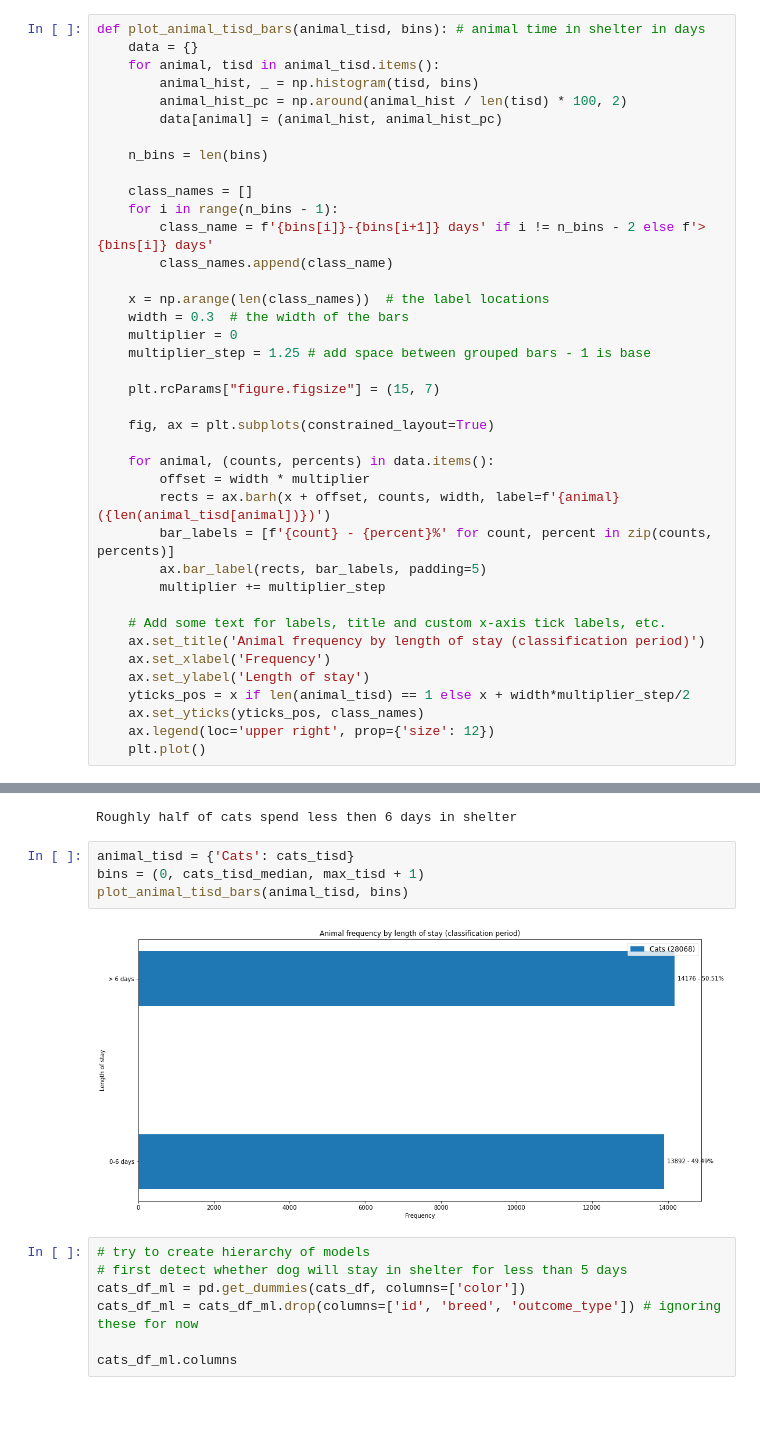
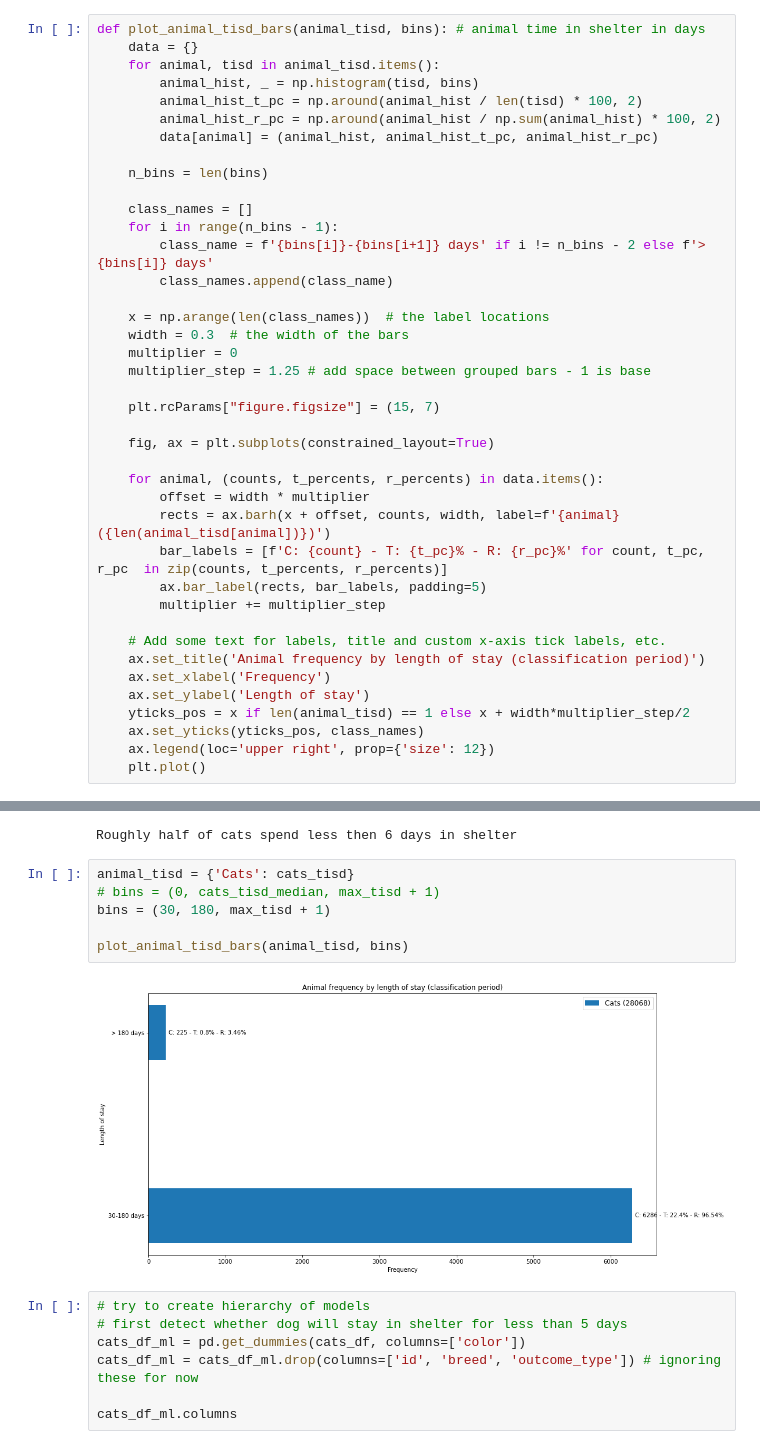
Before and after one commit to tara-pogancev/animal-adoption-prediction, a Jupyter notebook: AAC - EDA.ipynb, the cells around one changed output, grey strips where cells are left out. Saved outputs shown, nothing was run; the diff lists cells and outputs as text; blank space fills up the shorter version.

```diff
--- a/AAC - EDA.ipynb
+++ b/AAC - EDA.ipynb
@@ -408,8 +408,9 @@ def plot_animal_tisd_bars(animal_tisd, bins): # animal time in shelter in days
     data = {}
     for animal, tisd in animal_tisd.items():
         animal_hist, _ = np.histogram(tisd, bins)
-        animal_hist_pc = np.around(animal_hist / len(tisd) * 100, 2)
-        data[animal] = (animal_hist, animal_hist_pc)
+        animal_hist_t_pc = np.around(animal_hist / len(tisd) * 100, 2)
+        animal_hist_r_pc = np.around(animal_hist / np.sum(animal_hist) * 100, 2)
+        data[animal] = (animal_hist, animal_hist_t_pc, animal_hist_r_pc)
 
     n_bins = len(bins)
 
@@ -427,10 +428,10 @@ def plot_animal_tisd_bars(animal_tisd, bins): # animal time in shelter in days
 
     fig, ax = plt.subplots(constrained_layout=True)
 
-    for animal, (counts, percents) in data.items():
+    for animal, (counts, t_percents, r_percents) in data.items():
         offset = width * multiplier
         rects = ax.barh(x + offset, counts, width, label=f'{animal} ({len(animal_tisd[animal])})')
-        bar_labels = [f'{count} - {percent}%' for count, percent in zip(counts, percents)]
+        bar_labels = [f'C: {count} - T: {t_pc}% - R: {r_pc}%' for count, t_pc, r_pc  in zip(counts, t_percents, r_percents)]
         ax.bar_label(rects, bar_labels, padding=5)
         multiplier += multiplier_step
 
@@ -576,10 +577,12 @@ print(f'Roughly half of cats spend less then {cats_tisd_median} days in shelter'
 Roughly half of cats spend less then 6 days in shelter
 # %%
 animal_tisd = {'Cats': cats_tisd}
-bins = (0, cats_tisd_median, max_tisd + 1)
+# bins = (0, cats_tisd_median, max_tisd + 1)
+bins = (30, 180, max_tisd + 1)
+
 plot_animal_tisd_bars(animal_tisd, bins)
 # %% [output]
-[figure, old version]
+[figure, new version]
 # %%
 # try to create hierarchy of models
 # first detect whether dog will stay in shelter for less than 5 days
```
Also changed, not shown: parts of 1 cell of this notebook, 1 other file.
